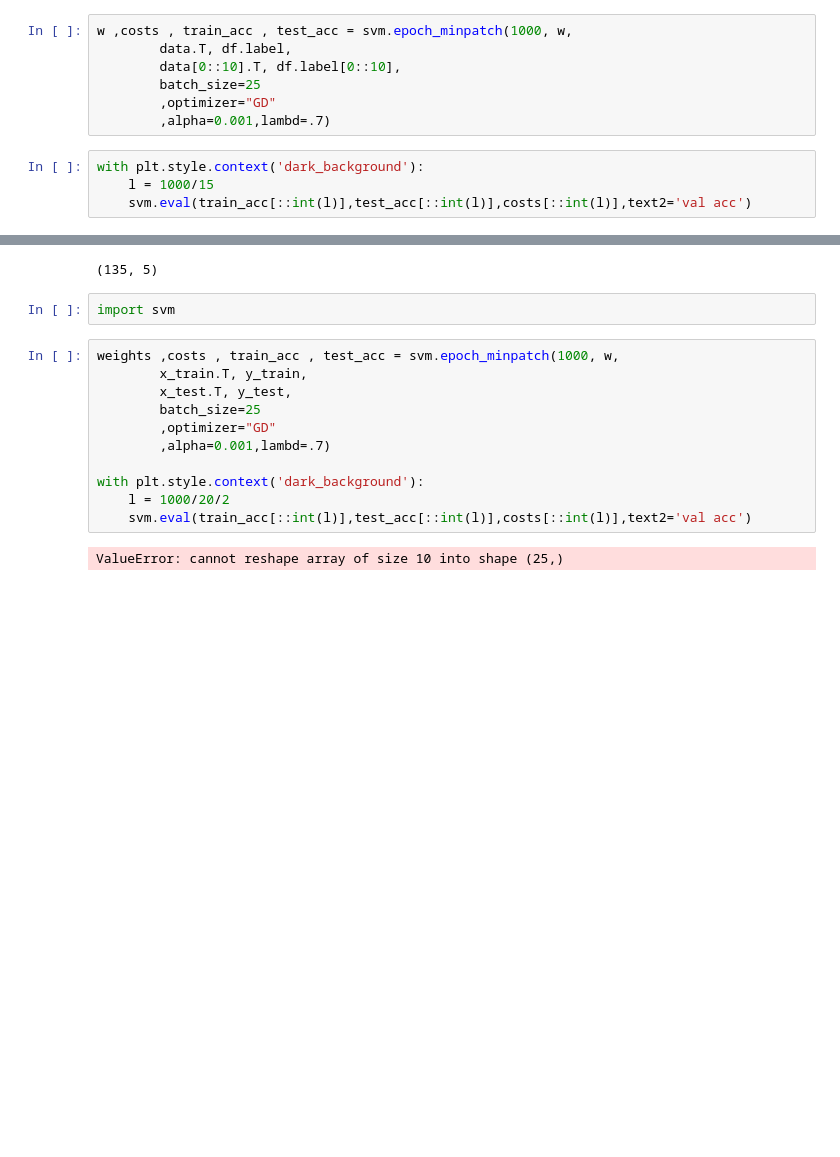
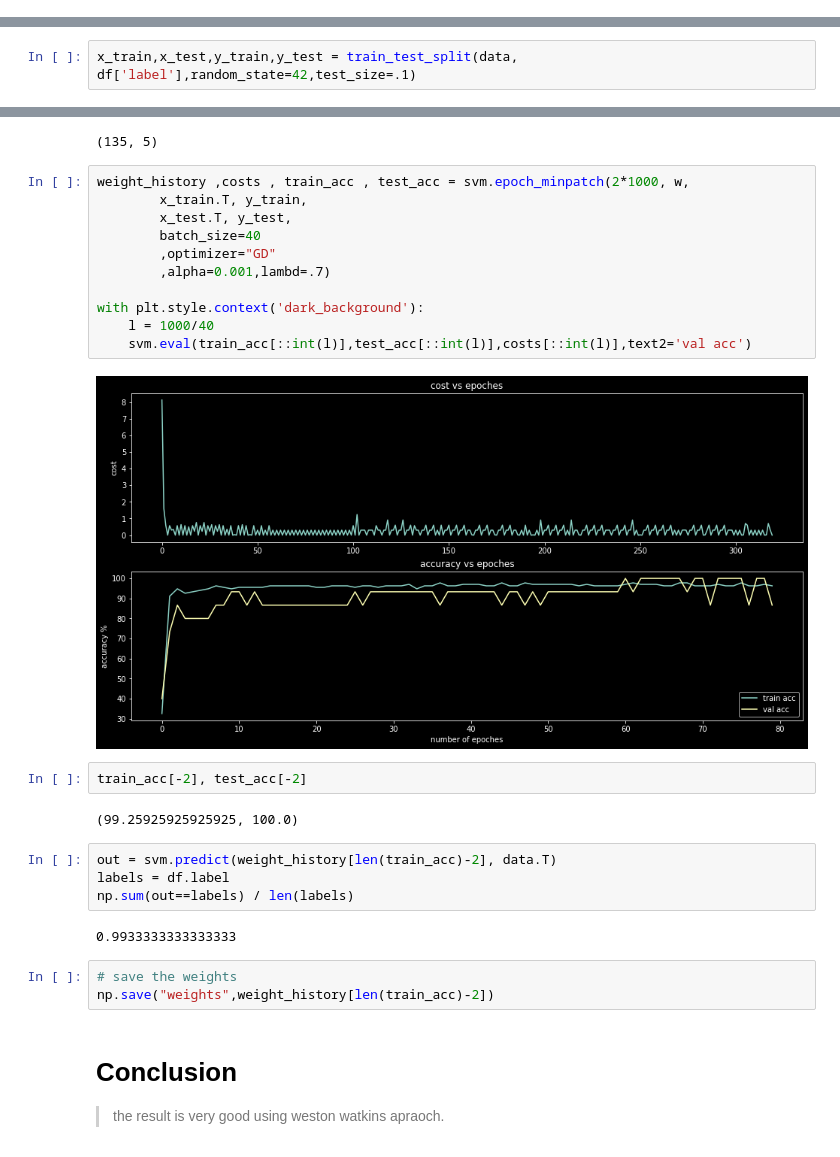
Before and after one commit to hazemMondy/iris, a Jupyter notebook: Model/prediction.ipynb, the cells around one changed output, grey strips where cells are left out. Cells and saved outputs as stored; diff of their text form; blank space fills up the shorter version.

Commit message:
fix: y_test shape error in the model implemntation fix bug: accuracy on the whole data in the model implemntation

```diff
--- a/Model/prediction.ipynb
+++ b/Model/prediction.ipynb
@@ -38,14 +39,3 @@ df.head(3)
 | 3 | 4.7 | 3.2 | 1.3 | 0.2 | Iris-setosa | 0 |
 # %% [markdown]
 **Prediction with weston watkins mc-svm**
-# %%
-w ,costs , train_acc , test_acc = svm.epoch_minpatch(1000, w,
-        data.T, df.label,
-        data[0::10].T, df.label[0::10],
-        batch_size=25
-        ,optimizer="GD"
-        ,alpha=0.001,lambd=.7)
-# %%
-with plt.style.context('dark_background'):
-    l = 1000/15
-    svm.eval(train_acc[::int(l)],test_acc[::int(l)],costs[::int(l)],text2='val acc')
@@ -71,19 +44,36 @@ x_train,x_test,y_train,y_test = train_test_split(x,y,random_state=42,test_size=.
+# %%
+x_train,x_test,y_train,y_test = train_test_split(data, df['label'],random_state=42,test_size=.1)
 # %%
 x_train.shape
 # %% [output]
 (135, 5)
-# %%
-import svm
 # %%
-weights ,costs , train_acc , test_acc = svm.epoch_minpatch(1000, w,
+weight_history ,costs , train_acc , test_acc = svm.epoch_minpatch(2*1000, w,
         x_train.T, y_train,
         x_test.T, y_test,
-        batch_size=25
+        batch_size=40
         ,optimizer="GD"
         ,alpha=0.001,lambd=.7)
 
 with plt.style.context('dark_background'):
-    l = 1000/20/2
+    l = 1000/40
     svm.eval(train_acc[::int(l)],test_acc[::int(l)],costs[::int(l)],text2='val acc')
 # %% [output]
-ValueError: cannot reshape array of size 10 into shape (25,)
+[figure, added]
+# %%
+train_acc[-2], test_acc[-2]
+# %% [output]
+(99.25925925925925, 100.0)
+# %%
+out = svm.predict(weight_history[len(train_acc)-2], data.T)
+labels = df.label
+np.sum(out==labels) / len(labels)
+# %% [output]
+0.9933333333333333
+# %%
+# save the weights
+np.save("weights",weight_history[len(train_acc)-2])
+# %% [markdown]
+# Conclusion
+
+> the result is very good using weston watkins apraoch.
```
Also changed, not shown: parts of 7 cells of this notebook, 2 other files.
